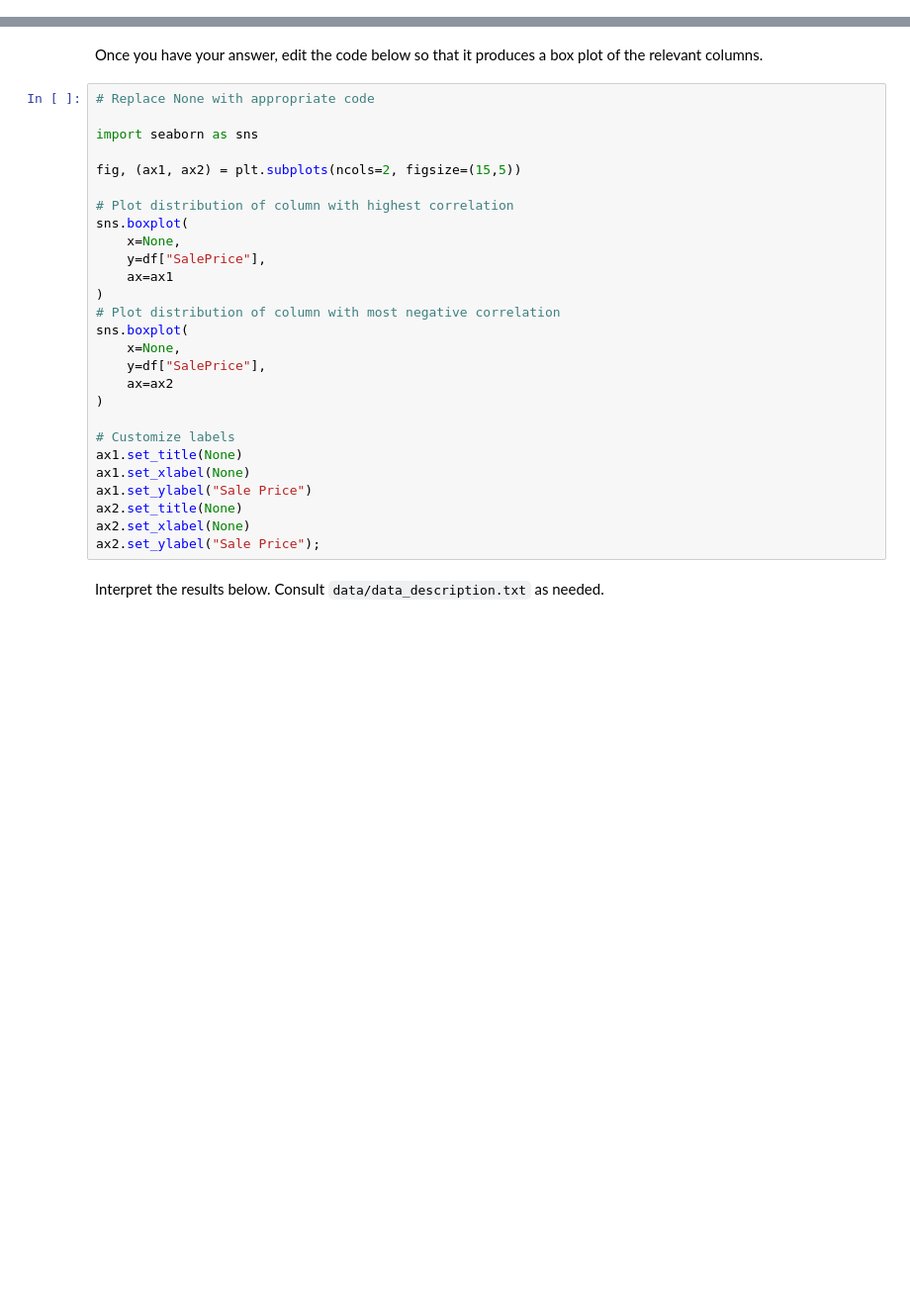
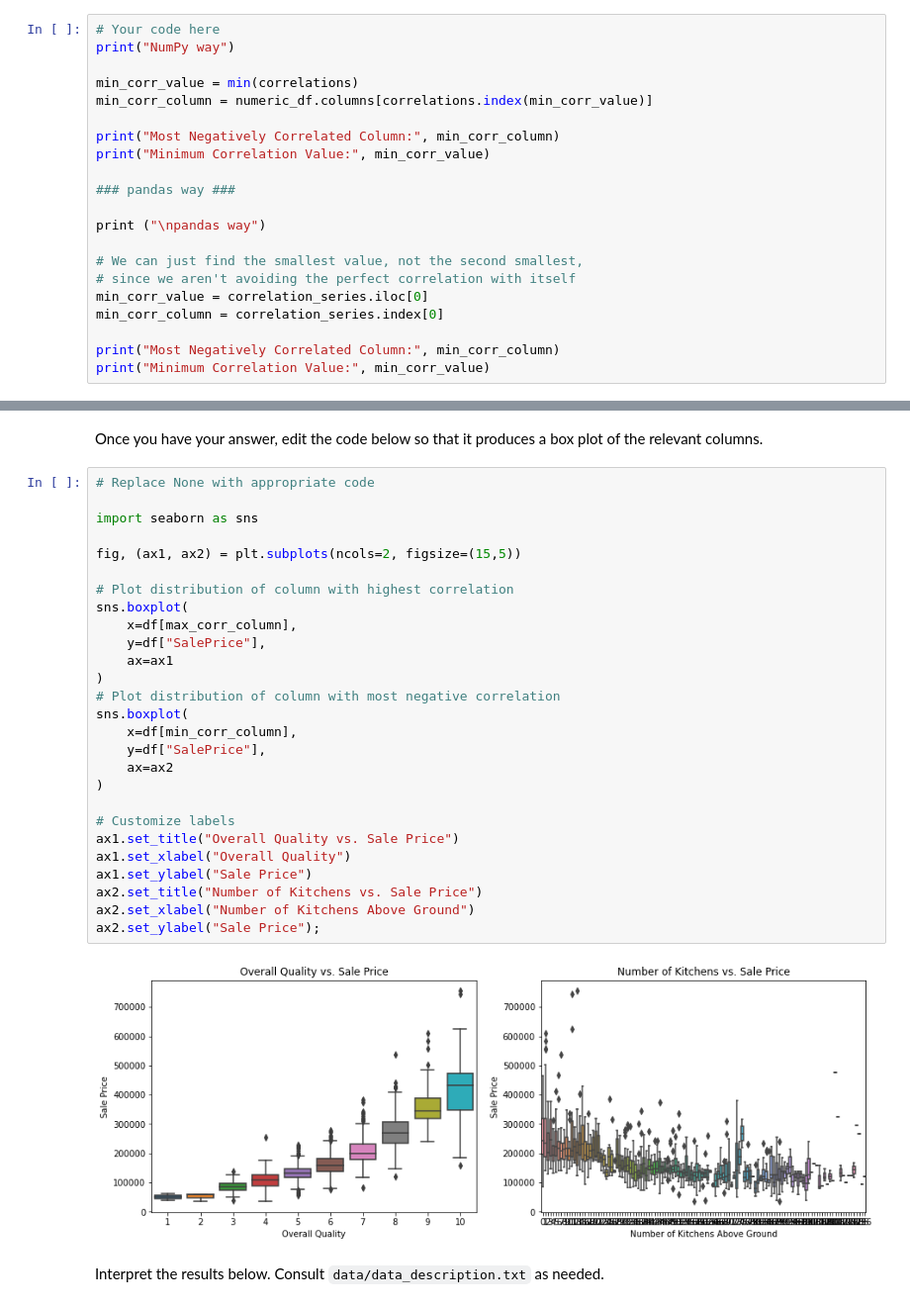
Before and after one commit to ndutakanyora/dsc-pandas-eda-lab, a Jupyter notebook: index.ipynb, the cells around one changed output, grey strips where cells are left out. Shown at 99% size. Saved outputs shown, nothing was run; the diff lists cells and outputs as text; blank space fills up the shorter version.

```diff
--- a/index.ipynb
+++ b/index.ipynb
@@ -367,0 +404,21 @@ Now, find the ***most negatively correlated*** column:
+# %%
+# Your code here
+print("NumPy way")
+
+min_corr_value = min(correlations)
+min_corr_column = numeric_df.columns[correlations.index(min_corr_value)]
+
+print("Most Negatively Correlated Column:", min_corr_column)
+print("Minimum Correlation Value:", min_corr_value)
+
+### pandas way ###
+
+print ("\npandas way")
+
+# We can just find the smallest value, not the second smallest,
+# since we aren't avoiding the perfect correlation with itself
+min_corr_value = correlation_series.iloc[0]
+min_corr_column = correlation_series.index[0]
+
+print("Most Negatively Correlated Column:", min_corr_column)
+print("Minimum Correlation Value:", min_corr_value)
@@ -370,29 +435,31 @@ Once you have your answer, edit the code below so that it produces a box plot of
 # %%
 # Replace None with appropriate code
 
 import seaborn as sns
 
 fig, (ax1, ax2) = plt.subplots(ncols=2, figsize=(15,5))
 
 # Plot distribution of column with highest correlation
 sns.boxplot(
-    x=None,
+    x=df[max_corr_column],
     y=df["SalePrice"],
     ax=ax1
 )
 # Plot distribution of column with most negative correlation
 sns.boxplot(
-    x=None,
+    x=df[min_corr_column],
     y=df["SalePrice"],
     ax=ax2
 )
 
 # Customize labels
-ax1.set_title(None)
-ax1.set_xlabel(None)
+ax1.set_title("Overall Quality vs. Sale Price")
+ax1.set_xlabel("Overall Quality")
 ax1.set_ylabel("Sale Price")
-ax2.set_title(None)
-ax2.set_xlabel(None)
+ax2.set_title("Number of Kitchens vs. Sale Price")
+ax2.set_xlabel("Number of Kitchens Above Ground")
 ax2.set_ylabel("Sale Price");
+# %% [output]
+[figure, added]
 # %% [markdown]
 Interpret the results below. Consult `data/data_description.txt` as needed.
```
Also changed, not shown: parts of 10 cells of this notebook.
